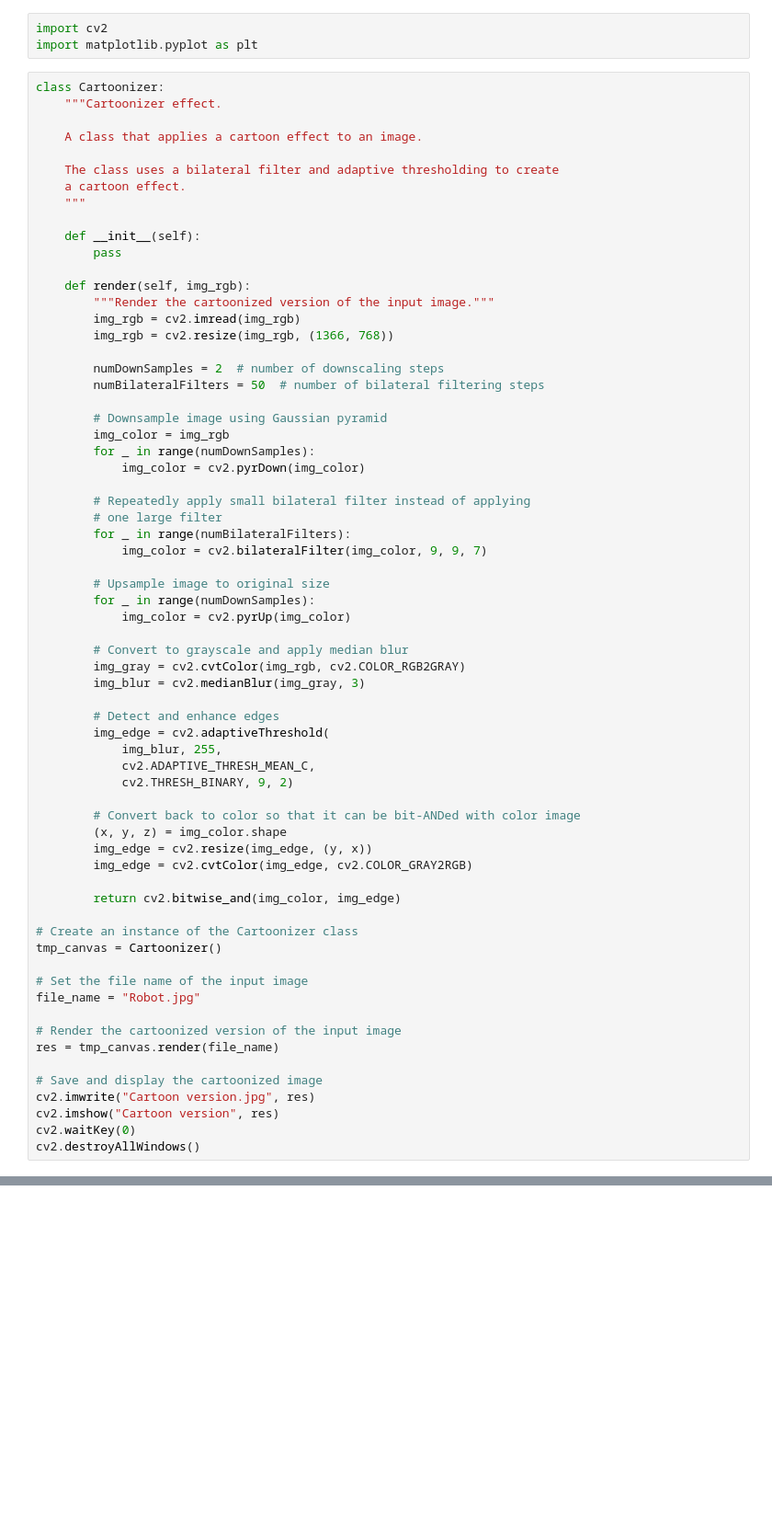
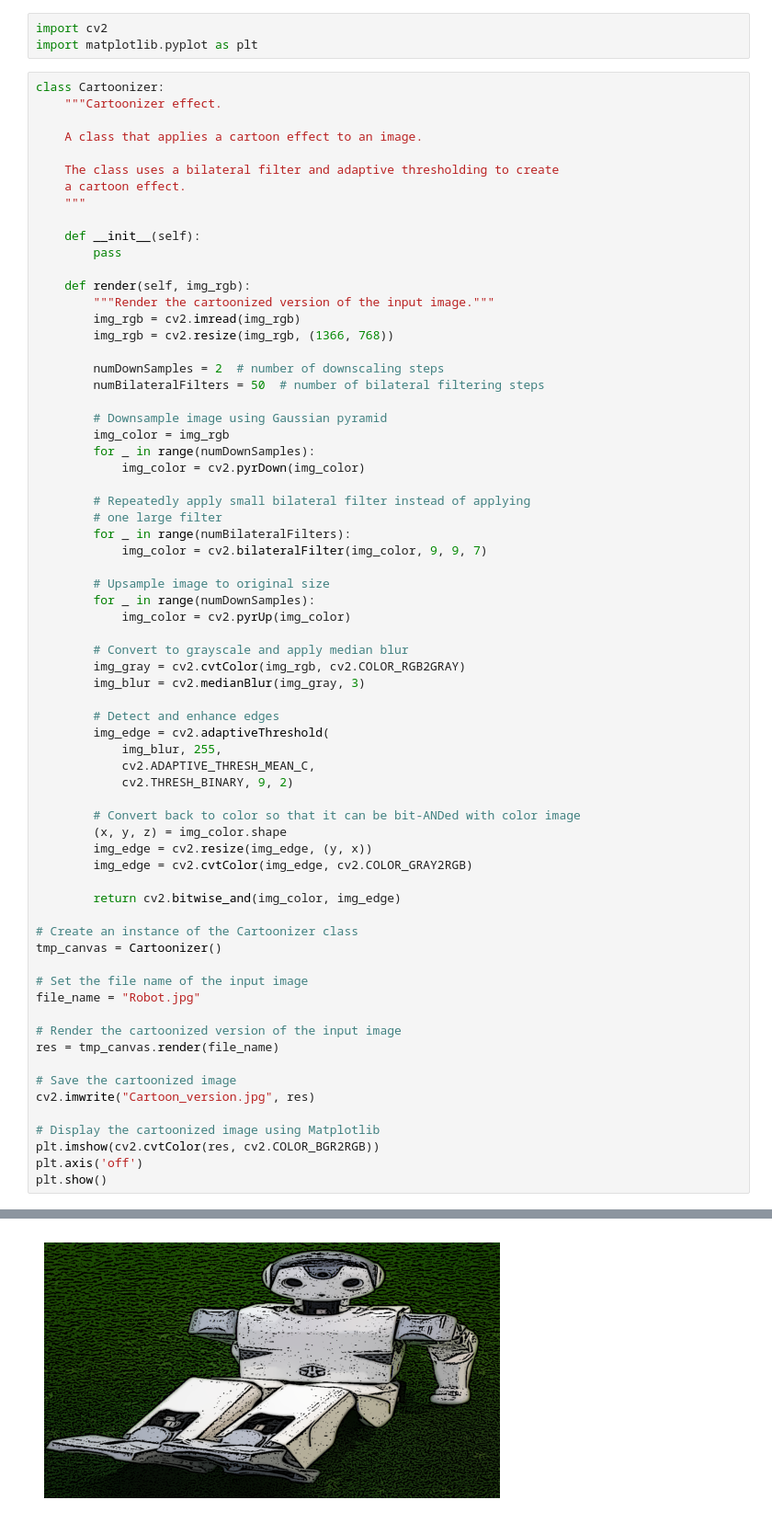
Before and after one commit to Awrsha/Image-Processing-and-Computer-Vision-Projects, a Jupyter notebook: Cartooning Image/Cartooning.ipynb, the cells around one changed output, grey strips where cells are left out. Shown at 92% size. Saved outputs shown, nothing was run; the diff lists cells and outputs as text; blank space fills up the shorter version.

```diff
--- a/Cartooning Image/Cartooning.ipynb
+++ b/Cartooning Image/Cartooning.ipynb
@@ -62,9 +62,11 @@ file_name = "Robot.jpg"
 # Render the cartoonized version of the input image
 res = tmp_canvas.render(file_name)
 
-# Save and display the cartoonized image
-cv2.imwrite("Cartoon version.jpg", res)
-cv2.imshow("Cartoon version", res)
-cv2.waitKey(0)
-cv2.destroyAllWindows()
+# Save the cartoonized image
+cv2.imwrite("Cartoon_version.jpg", res)
+
+# Display the cartoonized image using Matplotlib
+plt.imshow(cv2.cvtColor(res, cv2.COLOR_BGR2RGB))
+plt.axis('off')
+plt.show()
 # %% [output]
@@ -71,0 +73 @@ error: OpenCV(4.9.0) D:\a\opencv-python\opencv-python\opencv\modules\highgui\src
+[figure, added]
```
Also changed, not shown: parts of 2 cells of this notebook.
